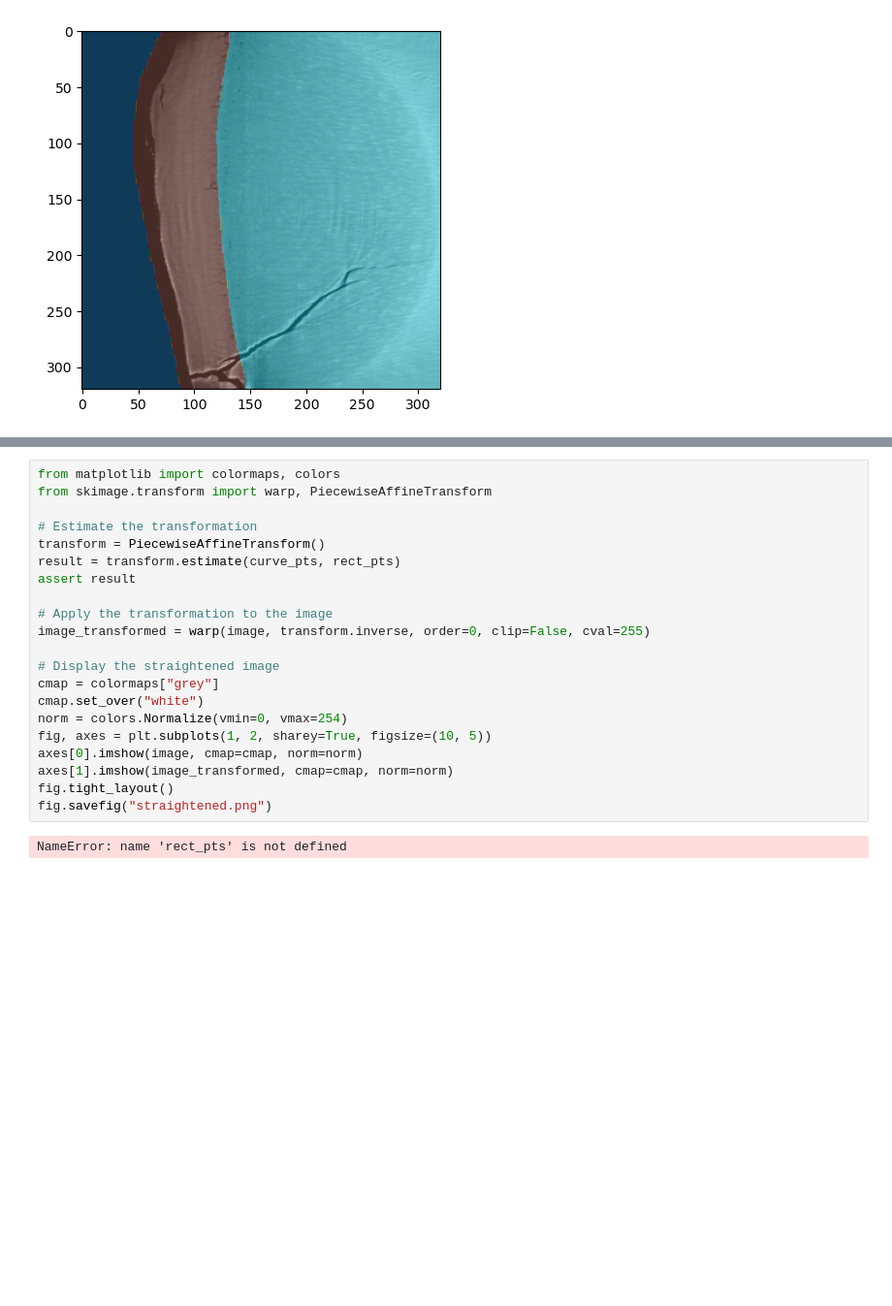
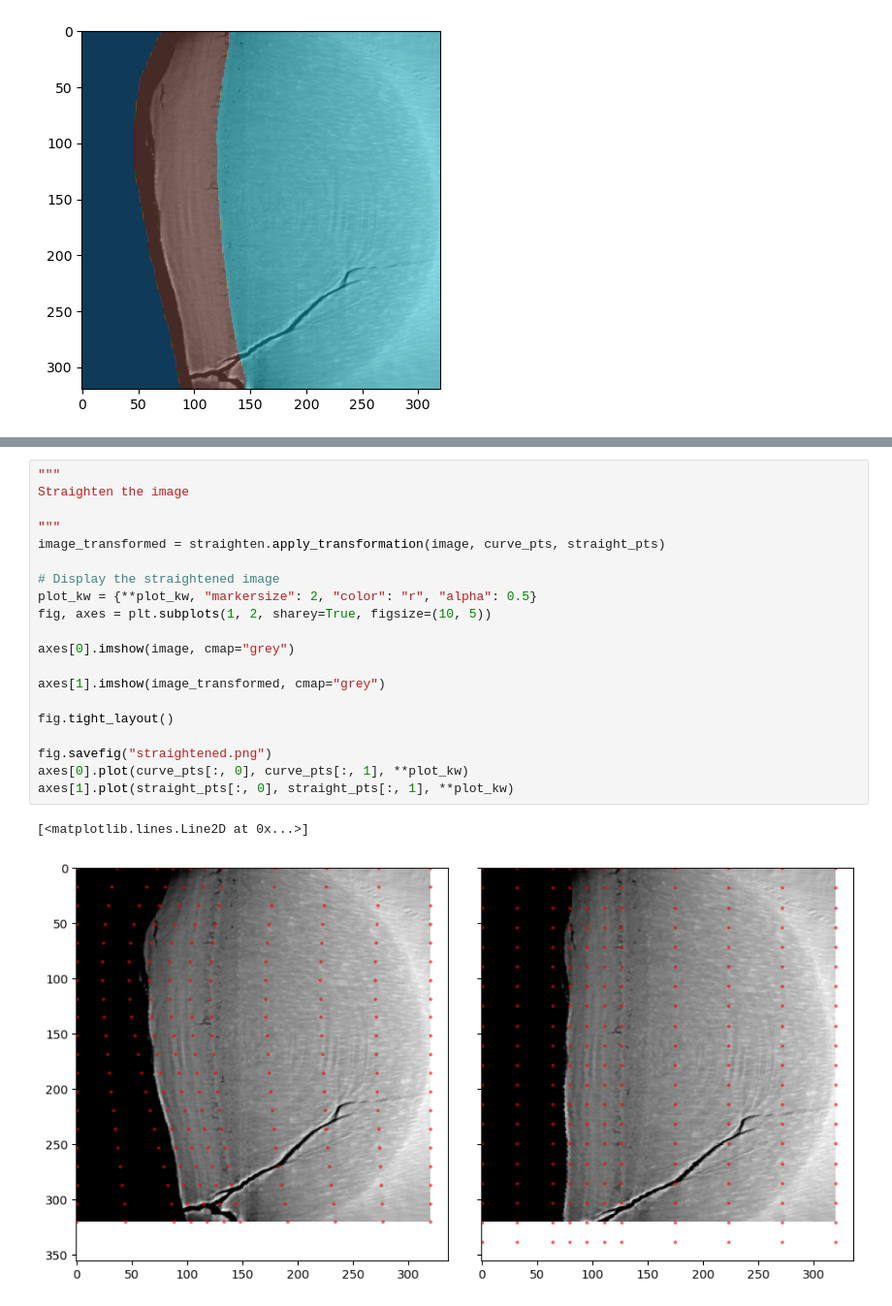
Before and after one commit to JGIBristol/cementum_imaging, a Jupyter notebook: straighten_mesh.ipynb, the cells around one changed output, grey strips where cells are left out. Shown: that part at 97% size. Saved outputs shown, nothing was run; the diff lists cells and outputs as text; blank space fills up the shorter version.

Commit message:
straighten, look at layers

```diff
--- a/straighten_mesh.ipynb
+++ b/straighten_mesh.ipynb
@@ -55,24 +51,24 @@ fig.savefig("mesh.png")
 [figure]
 # %%
-from matplotlib import colormaps, colors
-from skimage.transform import warp, PiecewiseAffineTransform
+"""
+Straighten the image
 
-# Estimate the transformation
-transform = PiecewiseAffineTransform()
-result = transform.estimate(curve_pts, rect_pts)
-assert result
-
-# Apply the transformation to the image
-image_transformed = warp(image, transform.inverse, order=0, clip=False, cval=255)
+"""
+image_transformed = straighten.apply_transformation(image, curve_pts, straight_pts)
 
 # Display the straightened image
-cmap = colormaps["grey"]
-cmap.set_over("white")
-norm = colors.Normalize(vmin=0, vmax=254)
+plot_kw = {**plot_kw, "markersize": 2, "color": "r", "alpha": 0.5}
 fig, axes = plt.subplots(1, 2, sharey=True, figsize=(10, 5))
-axes[0].imshow(image, cmap=cmap, norm=norm)
-axes[1].imshow(image_transformed, cmap=cmap, norm=norm)
+
+axes[0].imshow(image, cmap="grey")
+
+axes[1].imshow(image_transformed, cmap="grey")
+
 fig.tight_layout()
+
 fig.savefig("straightened.png")
+axes[0].plot(curve_pts[:, 0], curve_pts[:, 1], **plot_kw)
+axes[1].plot(straight_pts[:, 0], straight_pts[:, 1], **plot_kw)
 # %% [output]
-NameError: name 'rect_pts' is not defined
+[<matplotlib.lines.Line2D at 0x...>]
+[figure, added]
```
Also changed, not shown: parts of 8 cells of this notebook, 1 other file.
